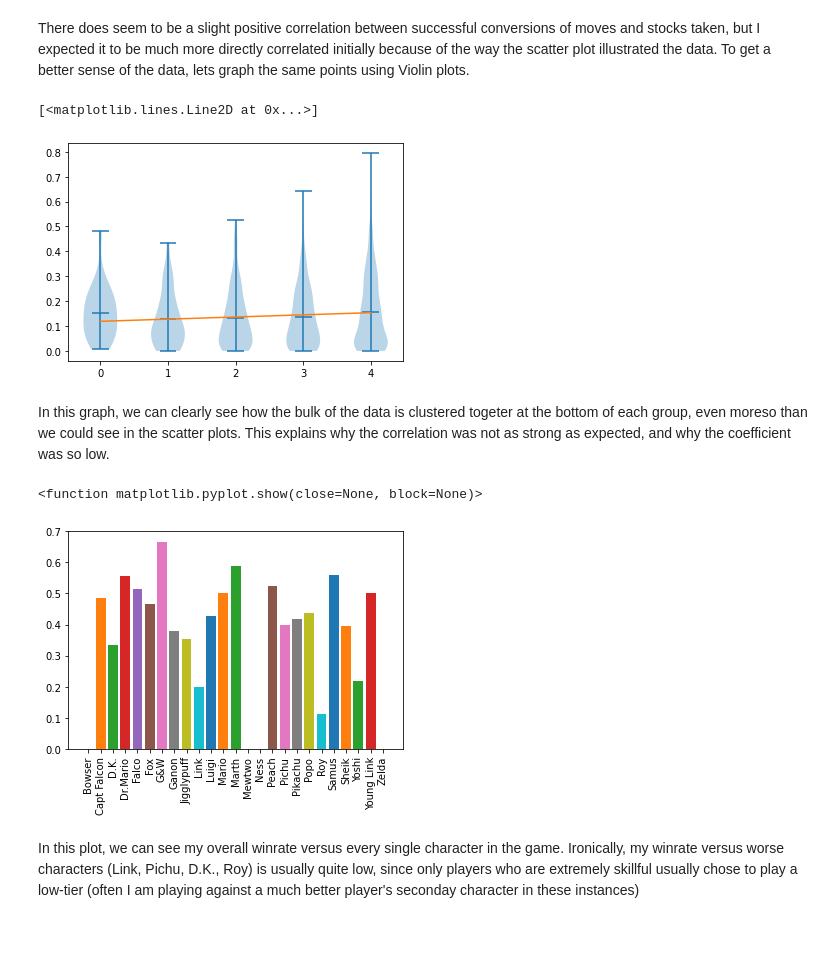
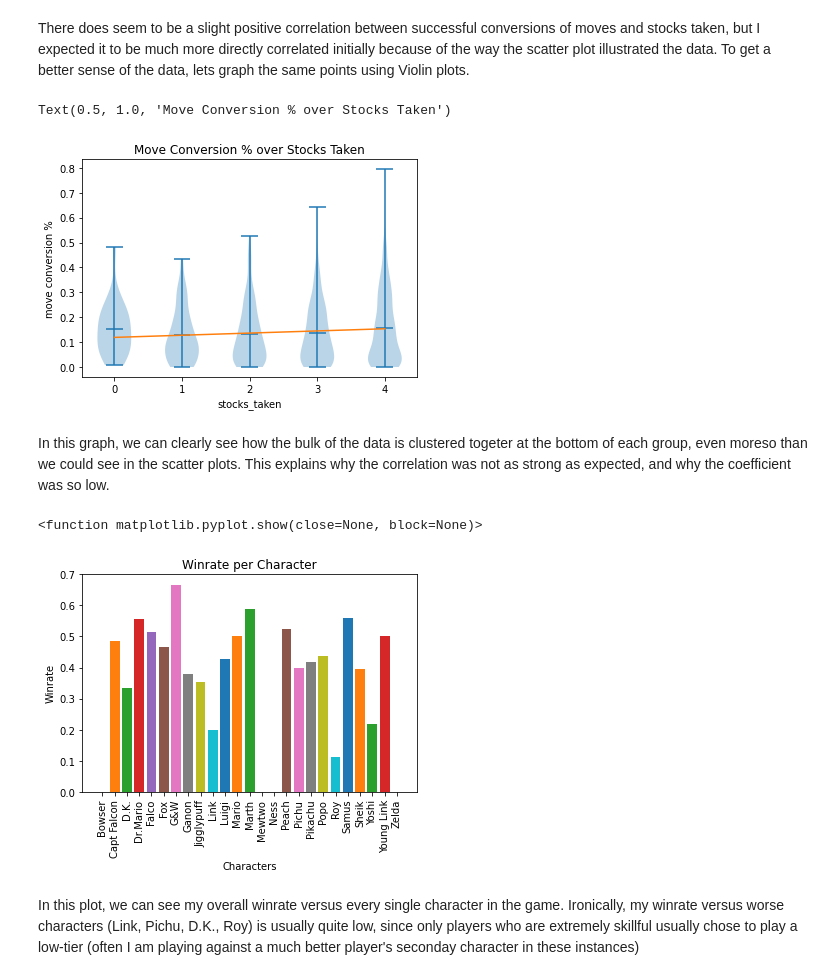
Before and after one commit to seannie2/seannie2.github.io, a Jupyter notebook: final.ipynb, the cells around one changed output. Saved outputs shown, nothing was run; the diff lists cells and outputs as text; code cells hidden in the pictures; blank space fills up the shorter version.

```diff
--- a/final.ipynb
+++ b/final.ipynb
@@ -323,13 +332,16 @@ There does seem to be a slight positive correlation between successful conversio
 # %%
 dat = pd.DataFrame(columns=['stocks_taken', 'conversion_per'])
 dat['stocks_taken'] = stocks_taken
 dat['conversion_per'] = conversion_per
 data = [dat.groupby('stocks_taken').get_group(x).reindex().conversion_per for x in [0,1,2,3,4]]
 plt.violinplot(data, [0,1,2,3,4], showmeans=True)
 plt.plot([[0],[1],[2],[3],[4]], [y for [y] in linreg.predict([[0],[1],[2],[3],[4]])])
+plt.xlabel('stocks_taken')
+plt.ylabel('move conversion %')
+plt.title('Move Conversion % over Stocks Taken')
 # %% [output]
-[<matplotlib.lines.Line2D at 0x...>]
+Text(0.5, 1.0, 'Move Conversion % over Stocks Taken')
-[figure, old version]
+[figure, new version]
 # %% [markdown]
 In this graph, we can clearly see how the bulk of the data is clustered togeter at the bottom of each group, even moreso than we could see in the scatter plots. This explains why the correlation was not as strong as expected, and why the coefficient was so low.
 # %%
@@ -339,10 +351,13 @@ for char in np.unique(df_trim['opp_char']):
     #print(char, ": ", np.average(curr.win))
     plt.bar(x=char, height=np.average(curr.win))
 plt.xticks(rotation=90)
+plt.xlabel('Characters')
+plt.ylabel('Winrate')
+plt.title('Winrate per Character')
 plt.show
 # %% [output]
 <function matplotlib.pyplot.show(close=None, block=None)>
-[figure, old version]
+[figure, new version]
 # %% [markdown]
 In this plot, we can see my overall winrate versus every single character in the game. Ironically, my winrate versus worse characters (Link, Pichu, D.K., Roy) is usually quite low, since only players who are extremely skillful usually chose to play a low-tier (often I am playing against a much better player's seconday character in these instances)
 # %%
```
Also changed, not shown: parts of 6 cells of this notebook, 1 other file.
